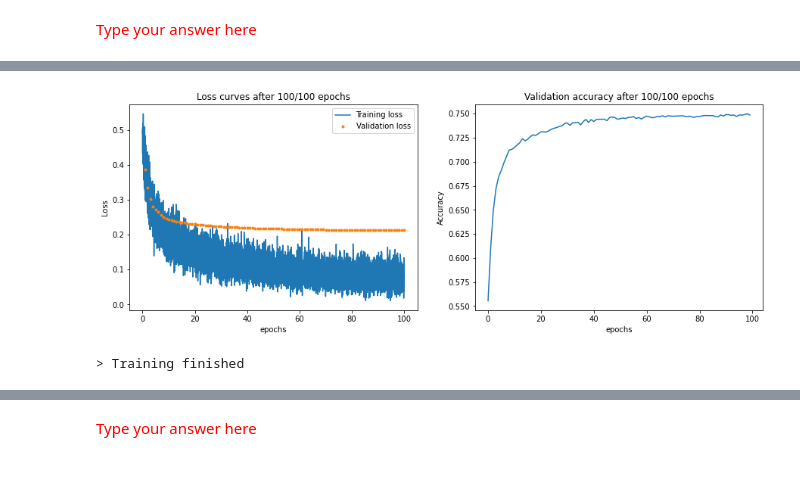
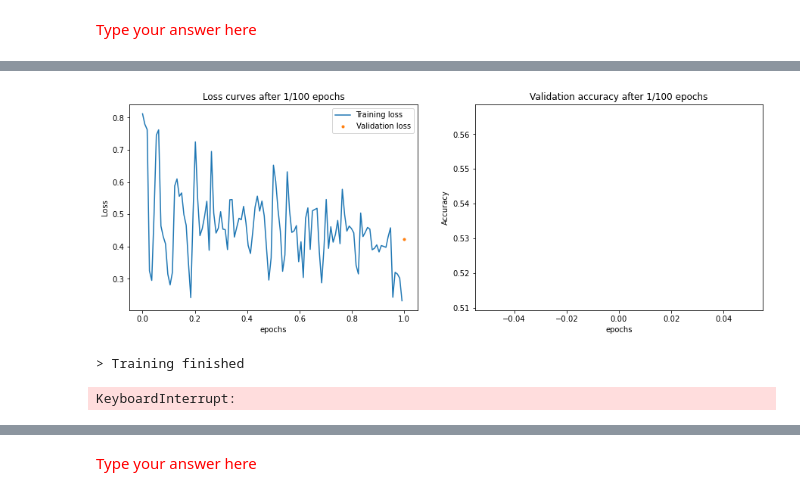
Before and after one commit to dkrahulec127/8dc00-website, a Jupyter notebook: docs/source/reader/2.5_CNNs_fundamental_building_blocks.ipynb, the cells around one changed output, grey strips where cells are left out. Saved outputs shown, nothing was run; the diff lists cells and outputs as text; code cells hidden in the pictures.

```diff
--- a/docs/source/reader/2.5_CNNs_fundamental_building_blocks.ipynb
+++ b/docs/source/reader/2.5_CNNs_fundamental_building_blocks.ipynb
@@ -443,63 +328,12 @@ def backward(x, y, output, hidden, weights):
 # %%
-# Define empty lists for saving training progress variables
-training_loss = []
-validation_loss = []
-Acc = []
-steps = []
+import sys
+sys.path.append('../code')
 
-# randomly initialize model weights
-weights = util.init_model(w1_shape, w2_shape)
-
-print('> Start training ...')
-# Train for n_epochs epochs
-n_epochs = 100
-for epoch in range(n_epochs):
-
-    # Shuffle training images every epoch
-    training_x, training_y = util.shuffle_training_x(training_x, training_y)
-
-    for batch_i in range(training_x.shape[0]//batchsize):
-
-        ## sample images from this batch
-        batch_x = training_x[batchsize*batch_i : batchsize*(batch_i+1)]
-        batch_y = training_y[batchsize*batch_i : batchsize*(batch_i+1)]
-
-        ## train on one batch
-        # Forward pass
-        hidden, output = forward(batch_x, weights)
-        # Backward pass
-        weights = backward(batch_x, batch_y, output, hidden, weights)
-
-        ## Save values of loss function for plot
-        training_loss.append(util.loss(output, batch_y))
-        steps.append(epoch + batch_i/(training_x.shape[0]//batchsize))
-
-    ## Validation images trhough network
-    # Forward pass only (no backward pass in inference phase!)
-    _, val_output = forward(validation_x, weights)
-    # Save validation loss
-    val_loss = util.loss(val_output, validation_y)
-    validation_loss.append(val_loss)
-    accuracy = (validation_y == np.round(val_output)).sum()/(validation_y.shape[0])
-    Acc.append(accuracy)
-
-    # Plot loss function and accuracy of validation set
-    clear_output(wait=True)
-    fig, ax = plt.subplots(1,2, figsize=(15,5))
-    ax[0].plot(steps,training_loss)
-    ax[0].plot(range(1, len(validation_loss)+1), validation_loss, '.')
-    ax[0].legend(['Training loss', 'Validation loss'])
-    ax[0].set_title(f'Loss curves after {epoch+1}/{n_epochs} epochs')
-    ax[0].set_ylabel('Loss'); ax[0].set_xlabel('epochs')
-    ax[1].plot(Acc)
-    ax[1].set_title(f'Validation accuracy after {epoch+1}/{n_epochs} epochs')
-    ax[1].set_ylabel('Accuracy'); ax[1].set_xlabel('epochs')
-    plt.show()
-
-print('> Training finished')
+t.launch_training()
 # %% [output]
-[figure, old version]
+[figure, new version]
 > Training finished
+KeyboardInterrupt:
 # %% [markdown]
 <div style="float:right;margin:-5px 5px"><img src="../reader/assets/question_ico.png" width="42" height="42"></div>
 
```
Also changed, not shown: parts of 12 cells of this notebook, 2 other files.
